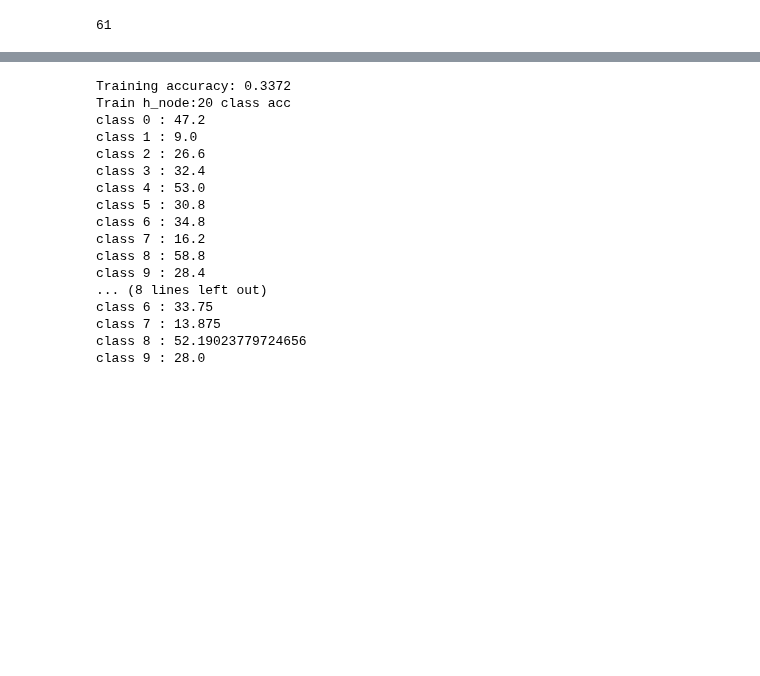
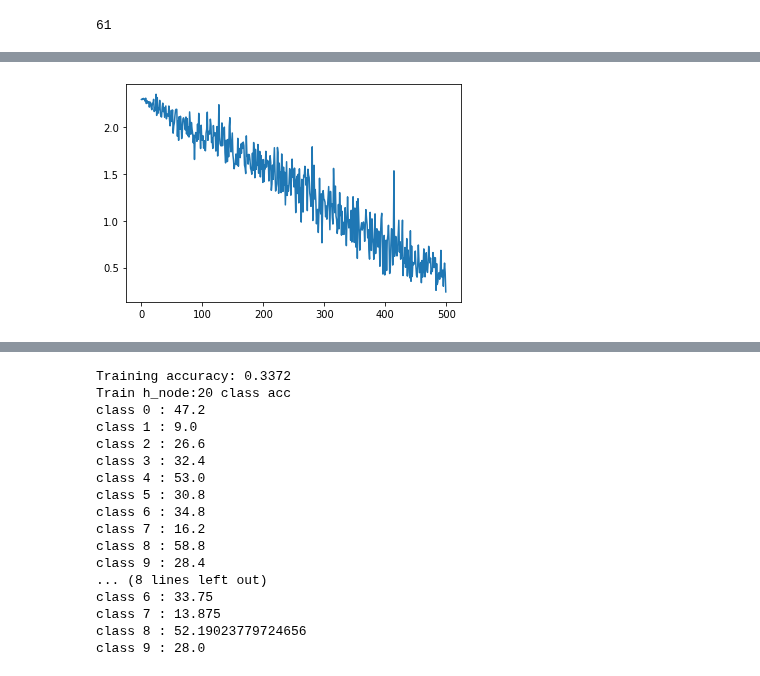
Before and after one commit to MKTKSMT-MI/GNN-DGLPro, a Jupyter notebook: Classification/Class_stl10.ipynb, the cells around one changed output, grey strips where cells are left out. Saved outputs shown, nothing was run; the diff lists cells and outputs as text; code cells hidden in the pictures; blank space fills up the shorter version.

```diff
--- a/Classification/Class_stl10.ipynb
+++ b/Classification/Class_stl10.ipynb
@@ -209,0 +262,5 @@ NameError: name 'x' is not defined
+# %%
+plt.plot(x,loss_list)
+plt.show()
+# %% [output]
+[figure, added]
```
Also changed, not shown: parts of 9 cells of this notebook, 1 other file.
